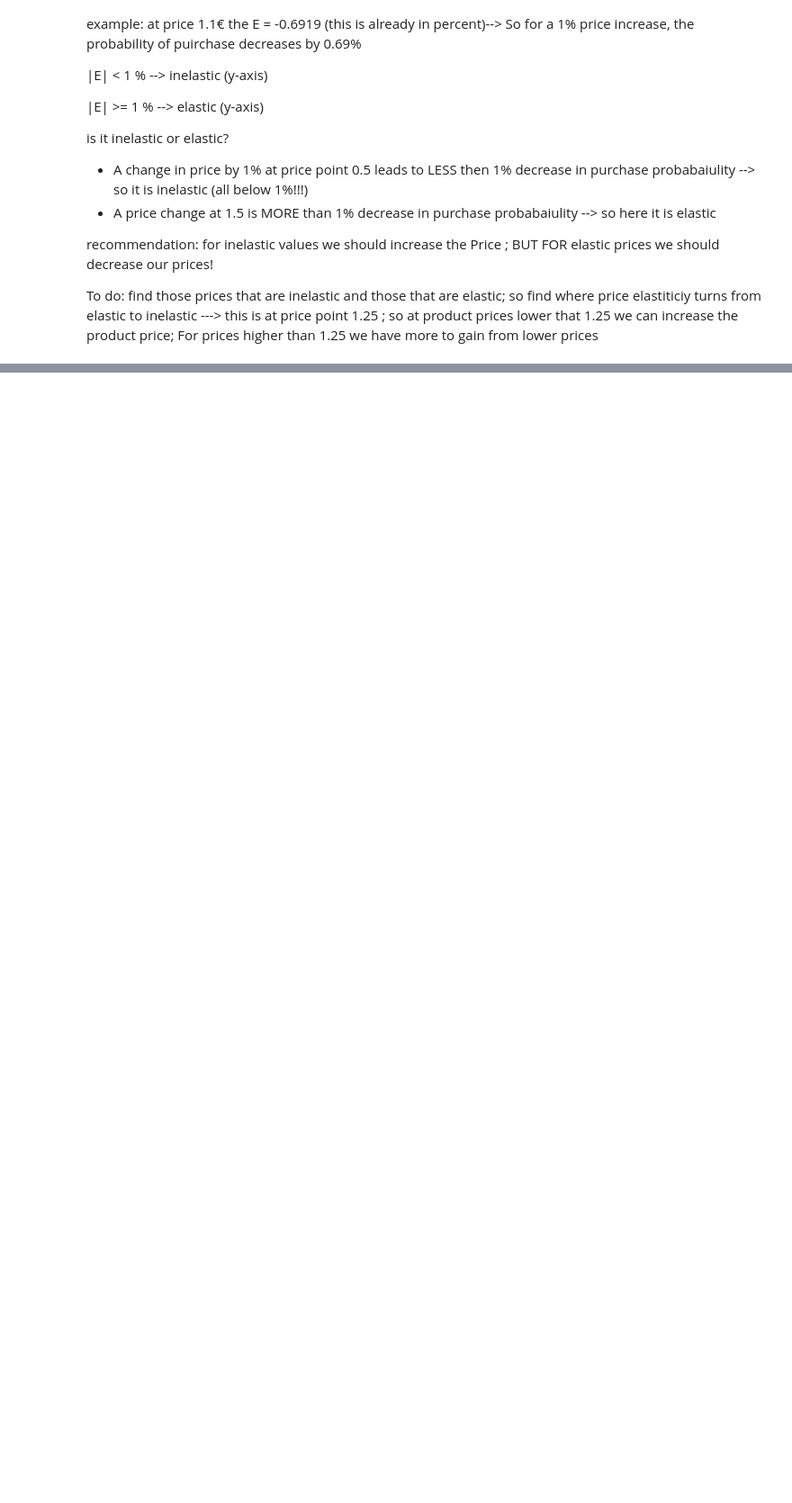
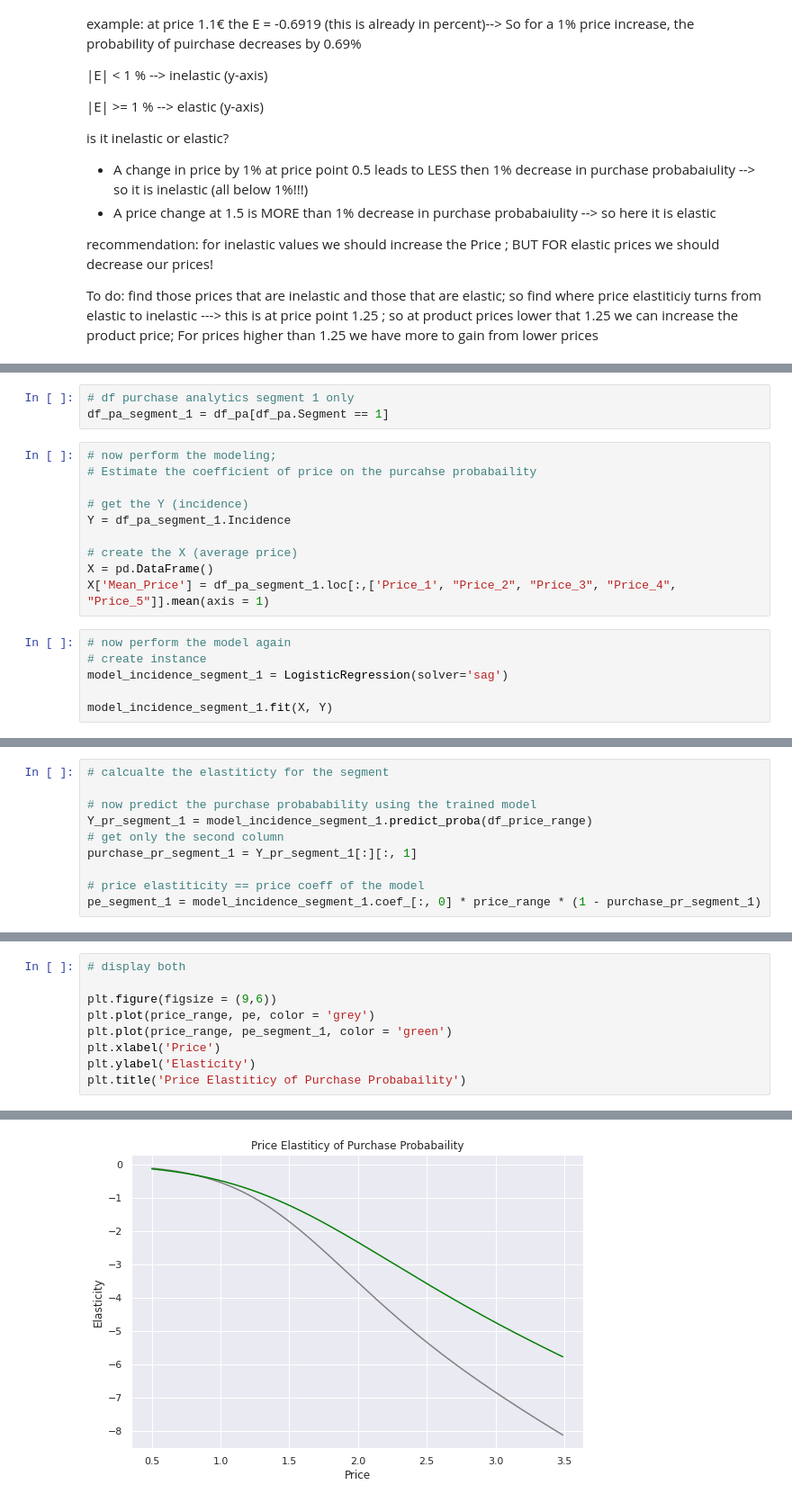
Before and after one commit to AngeloBarisano/customer_analysis_course, a Jupyter notebook: notebooks/Customer_analytics_predictive_analysis.ipynb, the cells around one changed output, grey strips where cells are left out. Shown at 90% size. Saved outputs shown, nothing was run; the diff lists cells and outputs as text; blank space fills up the shorter version.

Commit message:
multivariate model of price elasticity model for pruchase probability

```diff
--- a/notebooks/Customer_analytics_predictive_analysis.ipynb
+++ b/notebooks/Customer_analytics_predictive_analysis.ipynb
@@ -297,0 +298,19 @@ To do: find those prices that are inelastic and those that are elastic; so find
+# %%
+# df purchase analytics segment 1 only
+df_pa_segment_1 = df_pa[df_pa.Segment == 1]
+# %%
+# now perform the modeling;
+# Estimate the coefficient of price on the purcahse probabaility
+
+# get the Y (incidence)
+Y = df_pa_segment_1.Incidence
+
+# create the X (average price)
+X = pd.DataFrame()
+X['Mean_Price'] = df_pa_segment_1.loc[:,['Price_1', "Price_2", "Price_3", "Price_4", "Price_5"]].mean(axis = 1)
+# %%
+# now perform the model again
+# create instance
+model_incidence_segment_1 = LogisticRegression(solver='sag')
+
+model_incidence_segment_1.fit(X, Y)
@@ -297,0 +325,10 @@ To do: find those prices that are inelastic and those that are elastic; so find
+# %%
+# calcualte the elastiticty for the segment
+
+# now predict the purchase probabability using the trained model
+Y_pr_segment_1 = model_incidence_segment_1.predict_proba(df_price_range)
+# get only the second column
+purchase_pr_segment_1 = Y_pr_segment_1[:][:, 1]
+
+# price elastiticity == price coeff of the model
+pe_segment_1 = model_incidence_segment_1.coef_[:, 0] * price_range * (1 - purchase_pr_segment_1)
@@ -297,0 +353,10 @@ To do: find those prices that are inelastic and those that are elastic; so find
+# %%
+# display both
+
+plt.figure(figsize = (9,6))
+plt.plot(price_range, pe, color = 'grey')
+plt.plot(price_range, pe_segment_1, color = 'green')
+plt.xlabel('Price')
+plt.ylabel('Elasticity')
+plt.title('Price Elastiticy of Purchase Probabaility')
+# %% [output]
@@ -297,0 +364 @@ To do: find those prices that are inelastic and those that are elastic; so find
+[figure, added]
```
Also changed, not shown: parts of 56 cells of this notebook, 1 other file.
